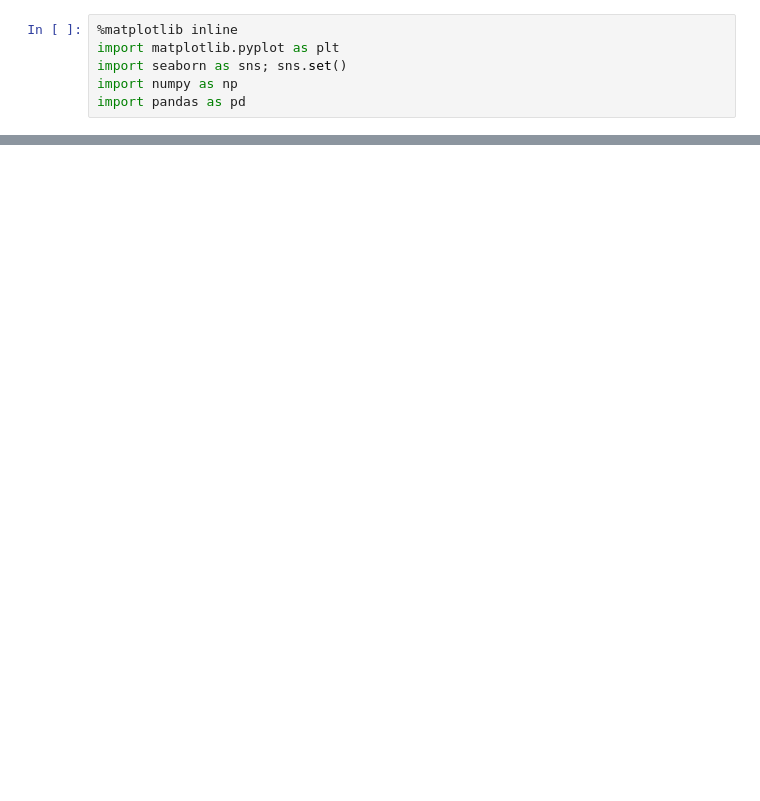
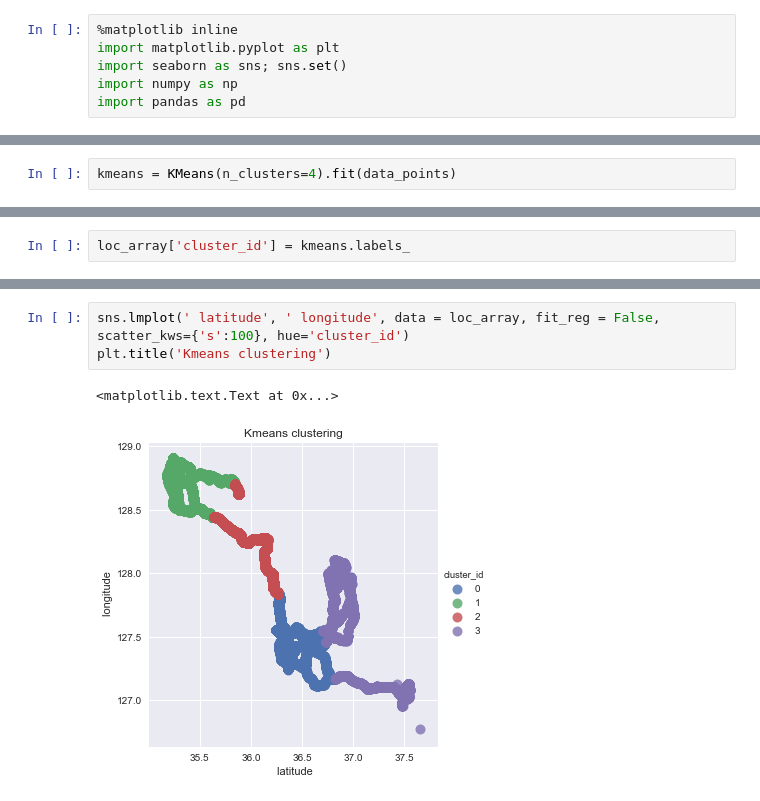
Before and after one commit to sy2399/Smartphone_Analysis, a Jupyter notebook: Code/02.Feature Extraction/Location_GMM.ipynb, the cells around one changed output, grey strips where cells are left out. Drawn from its saved outputs; the diff is of its cells as text; blank space fills up the shorter version.

```diff
--- a/Code/02.Feature Extraction/Location_GMM.ipynb
+++ b/Code/02.Feature Extraction/Location_GMM.ipynb
@@ -448,0 +72,2 @@ Text(0.5, 1, 'GMM clustering - Hihgh SWB')
+# %%
+kmeans = KMeans(n_clusters=4).fit(data_points)
@@ -448,0 +85,2 @@ Text(0.5, 1, 'GMM clustering - Hihgh SWB')
+# %%
+loc_array['cluster_id'] = kmeans.labels_
@@ -448,0 +96,6 @@ Text(0.5, 1, 'GMM clustering - Hihgh SWB')
+# %%
+sns.lmplot(' latitude', ' longitude', data = loc_array, fit_reg = False, scatter_kws={'s':100}, hue='cluster_id')
+plt.title('Kmeans clustering')
+# %% [output]
+<matplotlib.text.Text at 0x...>
+[figure, added]
```
Also changed, not shown: parts of 111 cells of this notebook.
